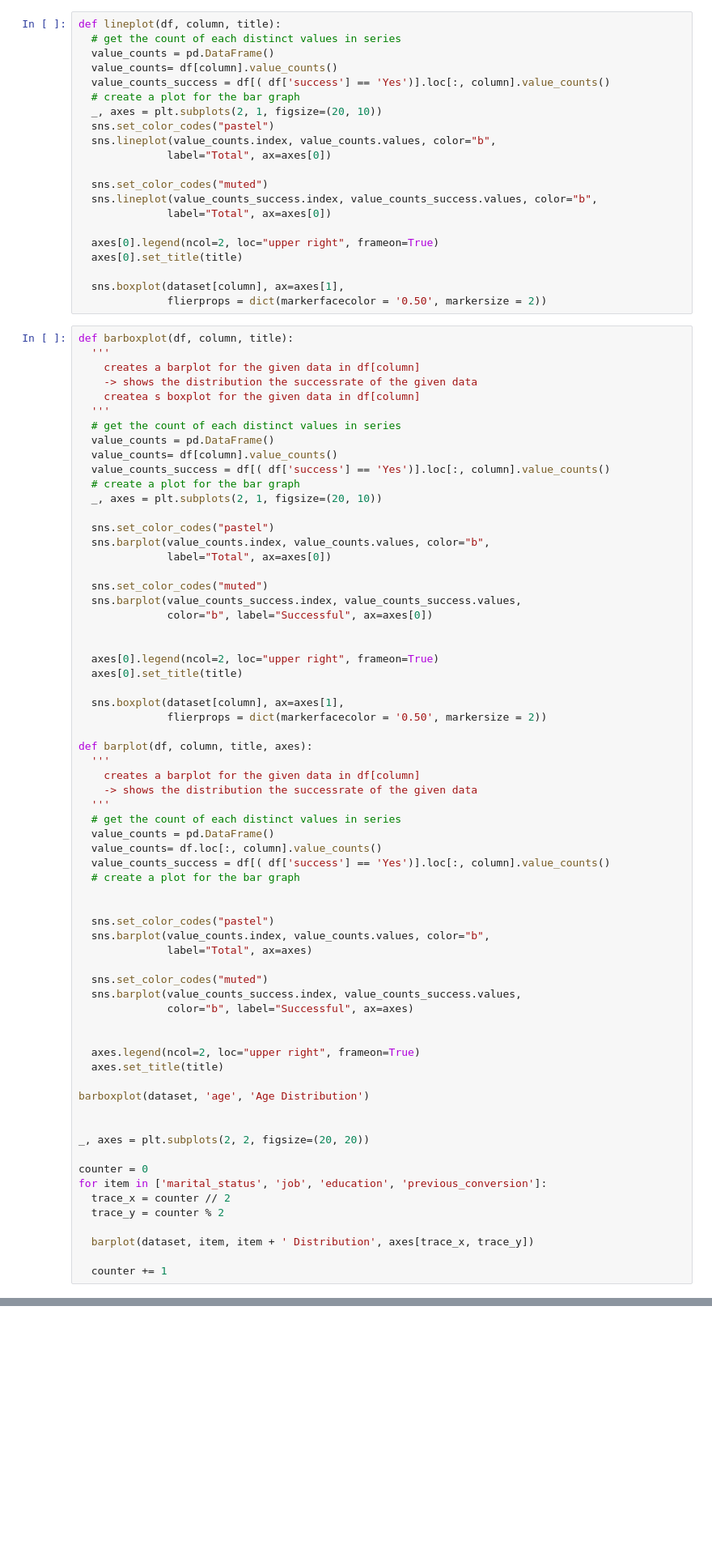
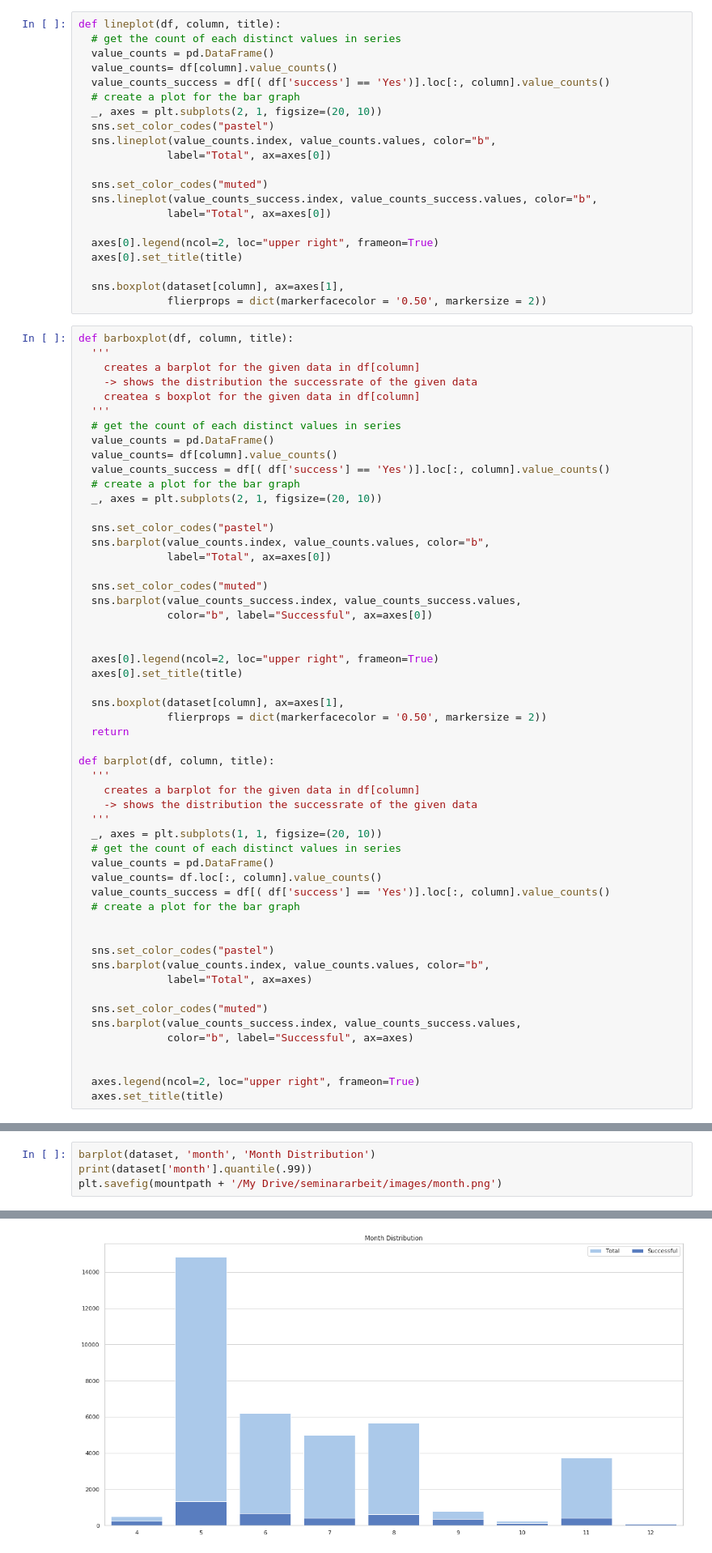
Before and after one commit to rgumi/seminararbeit_src, a Jupyter notebook: feb_v3.ipynb, the cells around one changed output, grey strips where cells are left out. Shown: that part at 81% size. Cells and saved outputs as stored; diff of their text form; blank space fills up the shorter version.

```diff
--- a/feb_v3.ipynb
+++ b/feb_v3.ipynb
@@ -235,12 +235,14 @@ def barboxplot(df, column, title):
 
   sns.boxplot(dataset[column], ax=axes[1],
               flierprops = dict(markerfacecolor = '0.50', markersize = 2))
+  return
 
-def barplot(df, column, title, axes):
+def barplot(df, column, title):
   '''
     creates a barplot for the given data in df[column]
     -> shows the distribution the successrate of the given data
   '''
+  _, axes = plt.subplots(1, 1, figsize=(20, 10))
   # get the count of each distinct values in series
   value_counts = pd.DataFrame()
   value_counts= df.loc[:, column].value_counts()
@@ -259,20 +261,6 @@ def barplot(df, column, title, axes):
 
   axes.legend(ncol=2, loc="upper right", frameon=True)
   axes.set_title(title)
-
-barboxplot(dataset, 'age', 'Age Distribution')
-
-
-_, axes = plt.subplots(2, 2, figsize=(20, 20))
-
-counter = 0
-for item in ['marital_status', 'job', 'education', 'previous_conversion']:
-  trace_x = counter // 2
-  trace_y = counter % 2
-
-  barplot(dataset, item, item + ' Distribution', axes[trace_x, trace_y])
-
-  counter += 1
 # %%
 dataset = pd.read_csv(
     'https://raw.githubusercontent.com/saschaschworm/big-data-and-data-science/master/datasets/prediction-challenge/dataset.csv',
@@ -303,0 +288,5 @@ Index(['age', 'marital_status', 'education', 'job', 'credit_default',
+# %%
+barplot(dataset, 'month', 'Month Distribution')
+print(dataset['month'].quantile(.99))
+plt.savefig(mountpath + '/My Drive/seminararbeit/images/month.png')
+# %% [output]
@@ -303,0 +294 @@ Index(['age', 'marital_status', 'education', 'job', 'credit_default',
+[figure, added]
```
Also changed, not shown: parts of 4 cells of this notebook.
